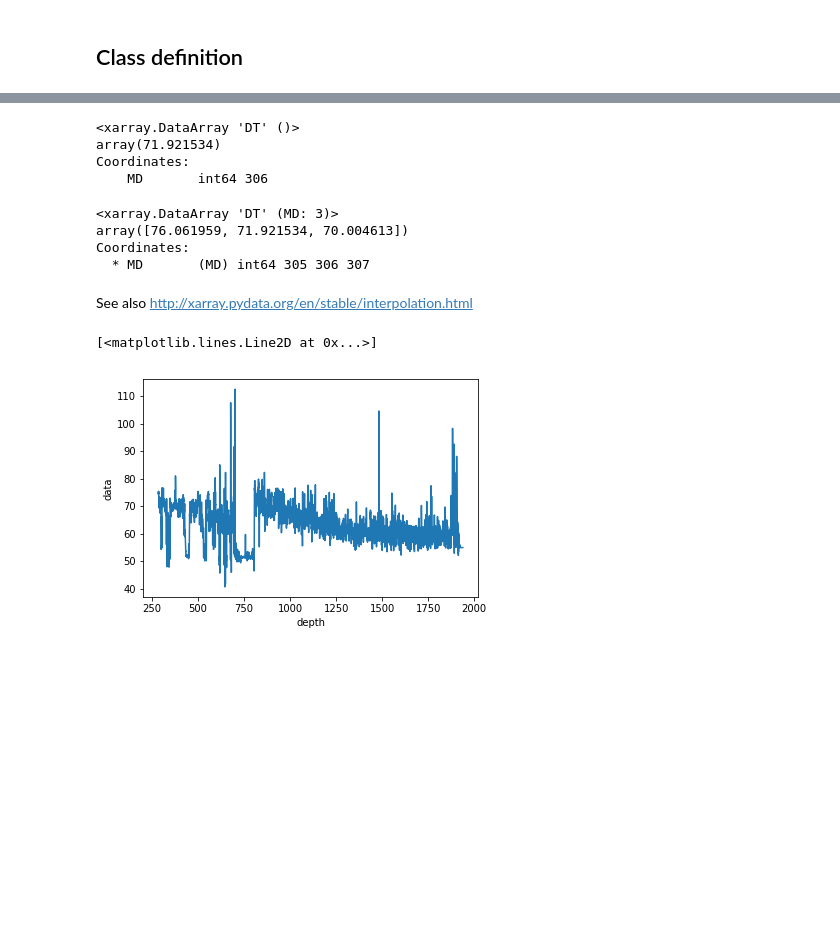
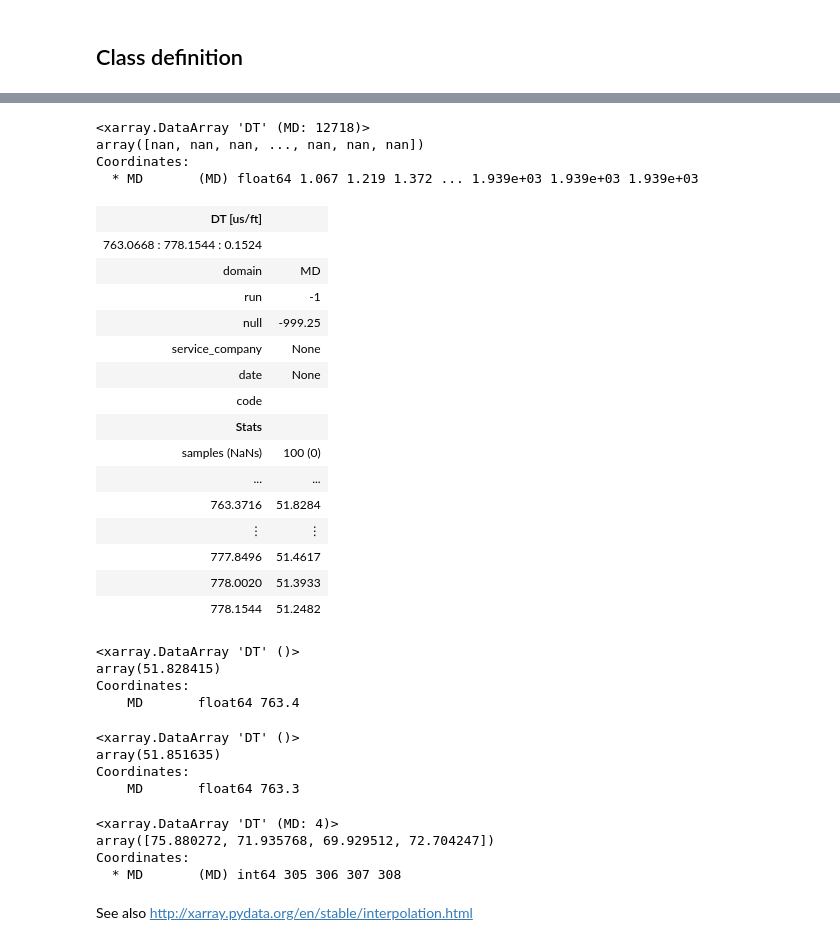
Before and after one commit to nathangeology/subsurface, a Jupyter notebook: notebooks/Curve_with_xarray_wrapper.ipynb, the cells around one changed output, grey strips where cells are left out. Cells and saved outputs as stored; diff of their text form; code cells hidden in the pictures; blank space fills up the shorter version.

```diff
--- a/notebooks/Curve_with_xarray_wrapper.ipynb
+++ b/notebooks/Curve_with_xarray_wrapper.ipynb
@@ -222,5 +47,5 @@ def from_lasio_curve(curve,
 # %%
-c = from_lasio_curve(l.curves.DT, basis=l.curves.DEPT.data)
+c = swung.from_lasio(l.curves.DT, basis=l.curves.DEPT.data)
 # %%
 c
 # %% [output]
@@ -245,25 +83,51 @@ Coordinates:
+# %%
+c._xarray
+# %% [output]
+<xarray.DataArray 'DT' (MD: 12718)>
+array([nan, nan, nan, ..., nan, nan, nan])
+Coordinates:
+  * MD       (MD) float64 1.067 1.219 1.372 ... 1.939e+03 1.939e+03 1.939e+03
+# %%
+c[5000:5100]
+# %% [output]
+| DT [us/ft] |  |
+| 763.0668 : 778.1544 : 0.1524 |  |
+| domain | MD |
+| run | -1 |
+| null | -999.25 |
+| service_company | None |
+| date | None |
+| code |  |
+| Stats |  |
+| samples (NaNs) | 100 (0) |
+| ... | ... |
+| 763.3716 | 51.8284 |
+| ⋮ | ⋮ |
+| 777.8496 | 51.4617 |
+| 778.0020 | 51.3933 |
+| 778.1544 | 51.2482 |
+# %%
+c.loc[763.3716]
+# %% [output]
+<xarray.DataArray 'DT' ()>
+array(51.828415)
+Coordinates:
+    MD       float64 763.4
 # %%
-c.interp(MD=306, method='linear')
+c.interp(MD=763.3)
 # %% [output]
 <xarray.DataArray 'DT' ()>
-array(71.921534)
+array(51.851635)
 Coordinates:
-    MD       int64 306
+    MD       float64 763.3
 # %%
-mds = [305, 306, 307]
+mds = [305, 306, 307, 308]
 
-c.interp(MD=mds, method='linear')
+c.interp(MD=mds, method='nearest')
 # %% [output]
-<xarray.DataArray 'DT' (MD: 3)>
-array([76.061959, 71.921534, 70.004613])
+<xarray.DataArray 'DT' (MD: 4)>
+array([75.880272, 71.935768, 69.929512, 72.704247])
 Coordinates:
-  * MD       (MD) int64 305 306 307
+  * MD       (MD) int64 305 306 307 308
 # %% [markdown]
 See also http://xarray.pydata.org/en/stable/interpolation.html
-# %%
-%matplotlib inline
-
-c.plot()
-# %% [output]
-[<matplotlib.lines.Line2D at 0x...>]
-[figure, removed]
```
Also changed, not shown: parts of 13 cells of this notebook, 1 other file.
